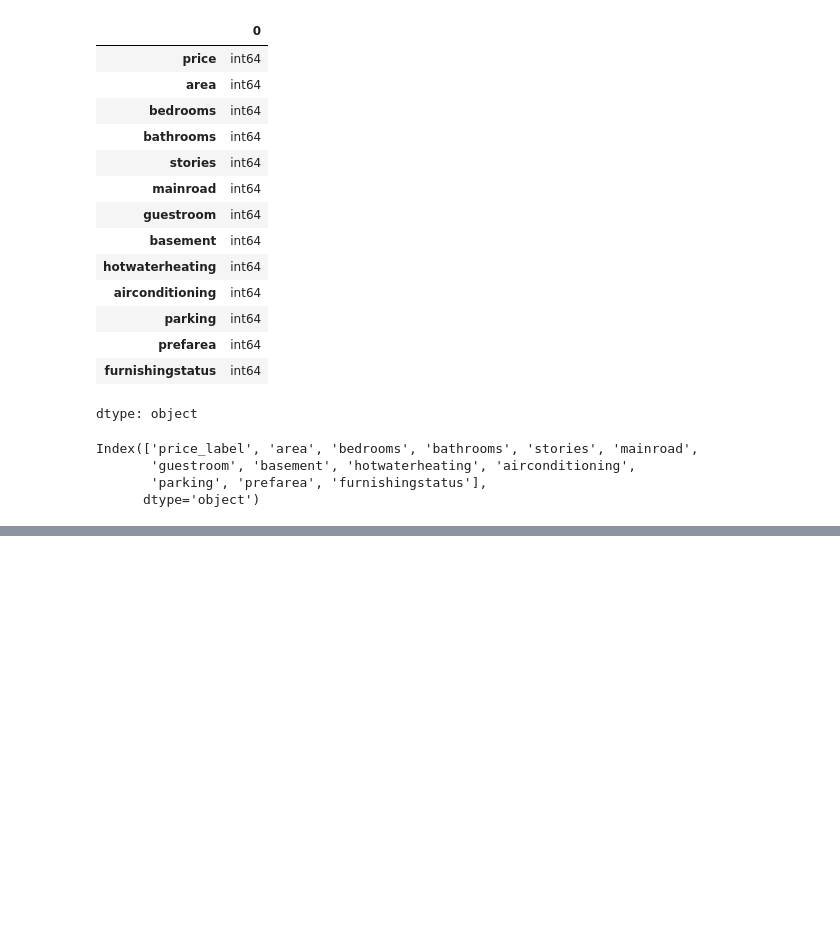
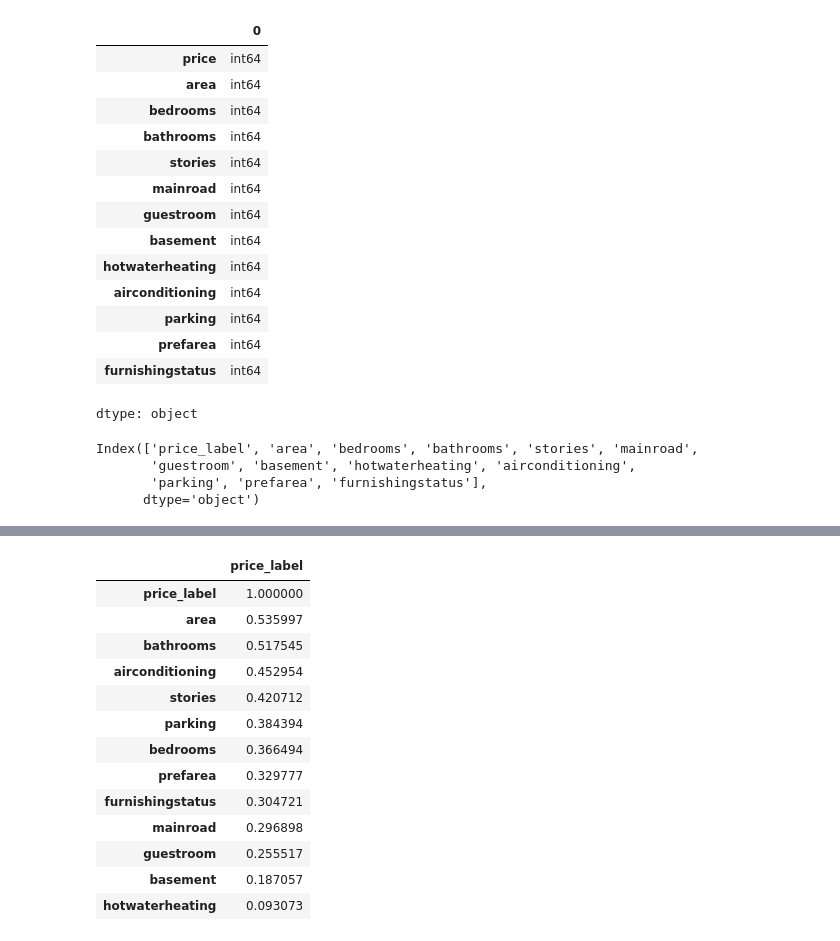
Before and after one commit to baseerx/House_Pricing, a Jupyter notebook: House_Prices.ipynb, the cells around one changed output, grey strips where cells are left out. Saved outputs shown, nothing was run; the diff lists cells and outputs as text; code cells hidden in the pictures; blank space fills up the shorter version.

```diff
--- a/House_Prices.ipynb
+++ b/House_Prices.ipynb
@@ -183,3 +183,5 @@ df=df.sort_values(by='area')
 px.line(df,x='area',y='price_label',title='Price Vs Area')
 # %% [output]
 [interactive output not drawn]
+# %%
+corr=df.corr(numeric_only=True)['price_label'].sort_values(ascending=False).to_frame()
@@ -185,0 +206,17 @@ px.line(df,x='area',y='price_label',title='Price Vs Area')
+# %%
+corr
+# %% [output]
+|  | price_label |
+| price_label | 1.000000 |
+| area | 0.535997 |
+| bathrooms | 0.517545 |
+| airconditioning | 0.452954 |
+| stories | 0.420712 |
+| parking | 0.384394 |
+| bedrooms | 0.366494 |
+| prefarea | 0.329777 |
+| furnishingstatus | 0.304721 |
+| mainroad | 0.296898 |
+| guestroom | 0.255517 |
+| basement | 0.187057 |
+| hotwaterheating | 0.093073 |
```
Also changed, not shown: parts of 8 cells of this notebook.
